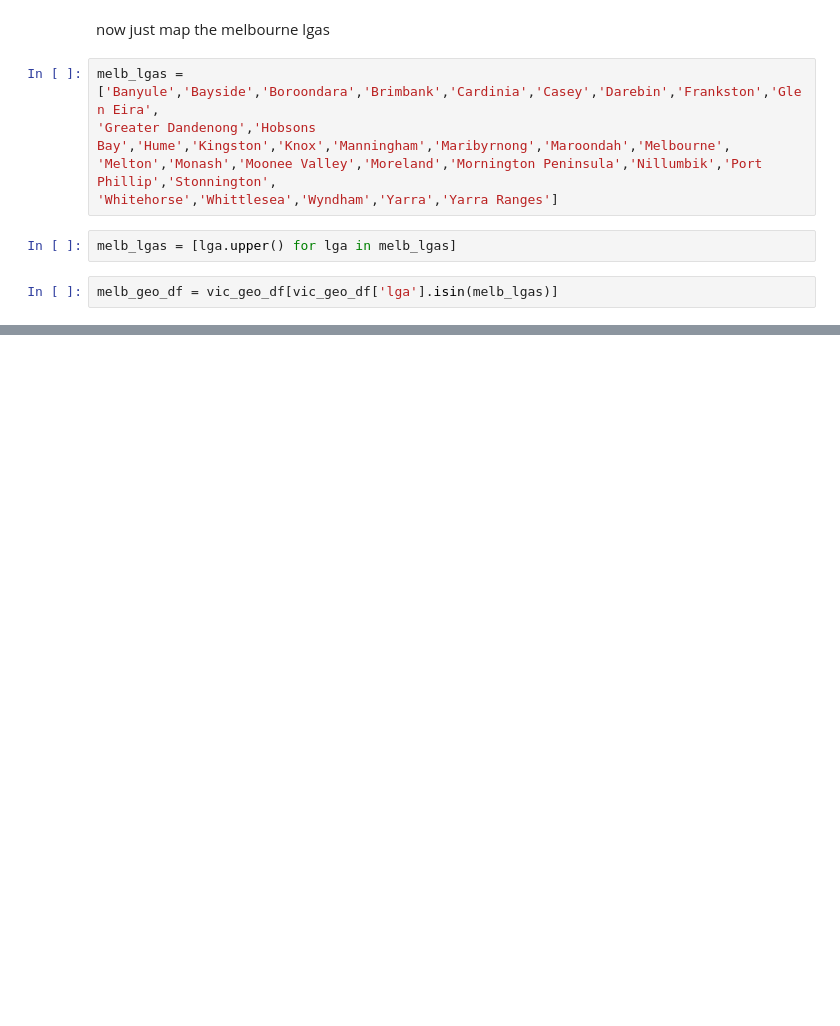
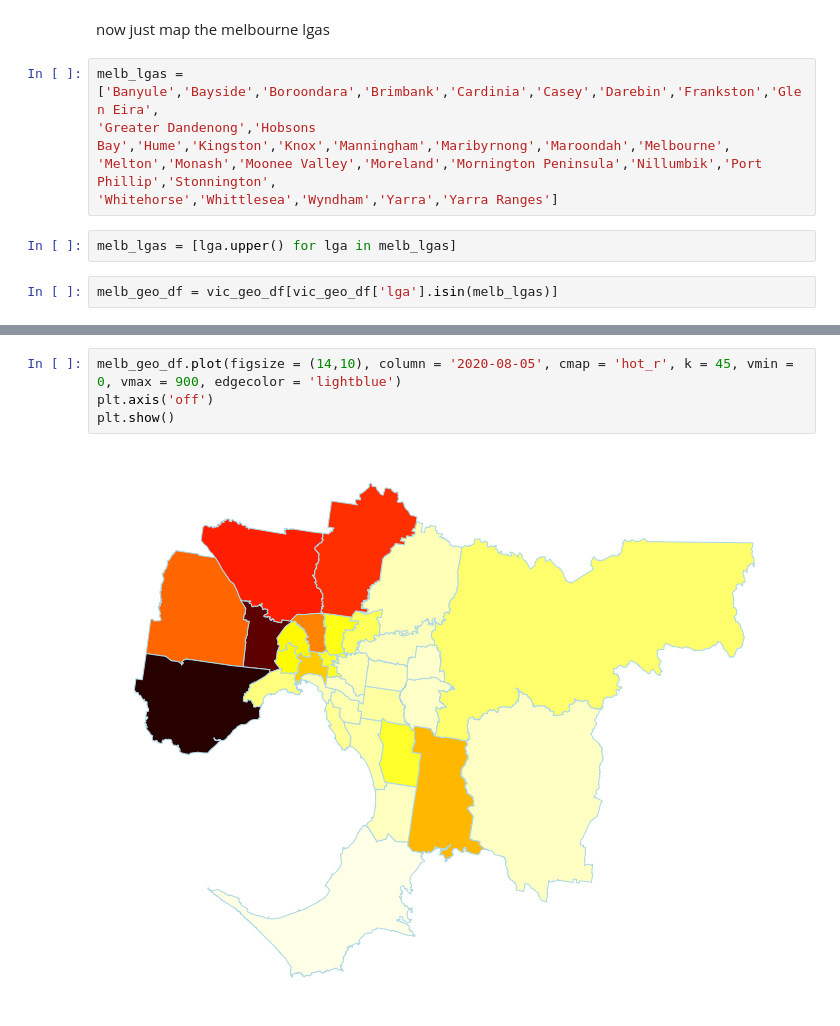
Before and after one commit to amanjit-gill-data/covid_vic_2020, a Jupyter notebook: notebooks/covid19_visualisation.ipynb, the cells around one changed output, grey strips where cells are left out. Saved outputs shown, nothing was run; the diff lists cells and outputs as text; blank space fills up the shorter version.

```diff
--- a/notebooks/covid19_visualisation.ipynb
+++ b/notebooks/covid19_visualisation.ipynb
@@ -97,0 +99,6 @@ plt.savefig('test.png')
+# %%
+melb_geo_df.plot(figsize = (14,10), column = '2020-08-05', cmap = 'hot_r', k = 45, vmin = 0, vmax = 900, edgecolor = 'lightblue')
+plt.axis('off')
+plt.show()
+# %% [output]
+[figure, added]
```
Also changed, not shown: parts of 7 cells of this notebook.
